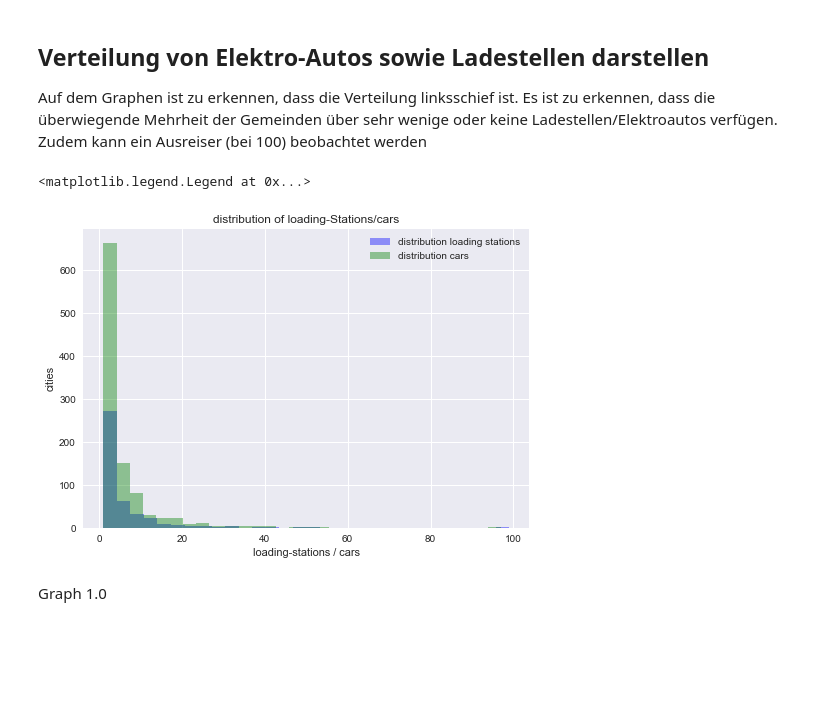
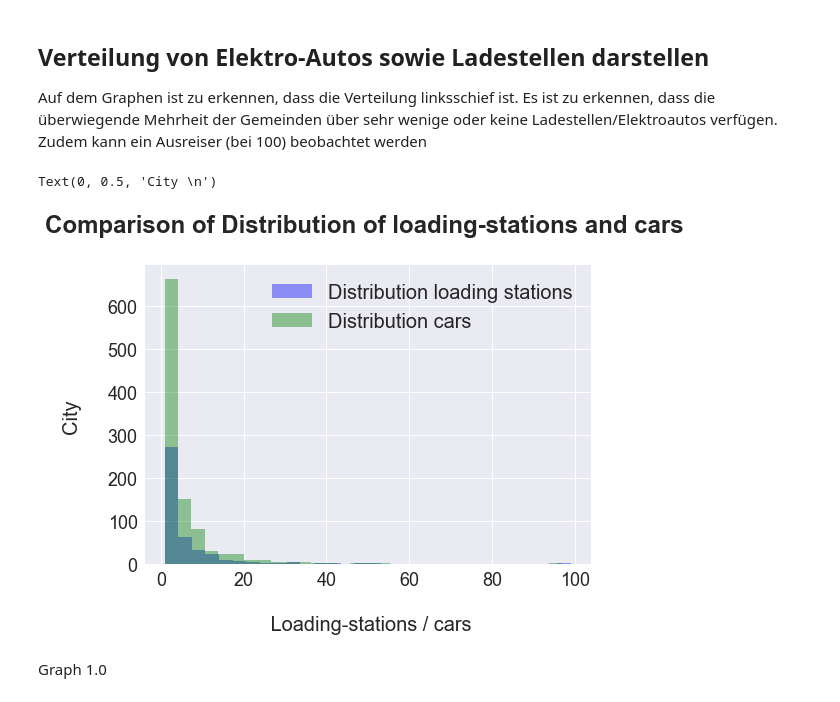
Before and after one commit to jk019/DA_LN_neues_Github, a Jupyter notebook: Datenaufbereitungen/Weiterführende_Datenaufbereitung.ipynb, the cells around one changed output. Drawn from its saved outputs; the diff is of its cells as text; code cells hidden in the pictures; blank space fills up the shorter version.

```diff
--- a/Datenaufbereitungen/Weiterführende_Datenaufbereitung.ipynb
+++ b/Datenaufbereitungen/Weiterführende_Datenaufbereitung.ipynb
@@ -124,15 +124,17 @@ Auf dem Graphen ist zu erkennen, dass die Verteilung linksschief ist. Es ist zu
 # %%
 style.use('seaborn')
 kwargs = dict(alpha=0.4, bins=30)
-plt.hist(dfauto.ElektroAutos, **kwargs, color = 'b', label= 'distribution loading stations')
-plt.hist(dfladestellen.Ladestellen, **kwargs, color = 'g', label = 'distribution cars')
-plt.ylabel('cities')
-plt.xlabel('loading-stations / cars')
-plt.title('Distritbution of Loading Stations/ \n', fontweight ="bold", fontsize = 24, fontname = "Arial")
-plt.legend()
+plt.hist(dfauto.ElektroAutos, **kwargs, color = 'b', label= 'Distribution loading stations')
+plt.hist(dfladestellen.Ladestellen, **kwargs, color = 'g', label = 'Distribution cars')
+plt.legend(fontsize = 20)
+
+plt.title('Comparison of Distribution of loading-stations and cars \n', fontweight ="bold", fontsize = 24, fontname = "Arial")
+plt.tick_params(labelsize=18)
+plt.xlabel("\n Loading-stations / cars", fontsize = 20, fontname = "Arial")
+plt.ylabel("City \n", fontsize = 20, fontname = "Arial")
 # %% [output]
-<matplotlib.legend.Legend at 0x...>
+Text(0, 0.5, 'City \n')
-[figure, old version]
+[figure, new version]
 # %% [markdown]
 Graph 1.0
 # %% [markdown]
```
Also changed, not shown: parts of 12 cells of this notebook.
